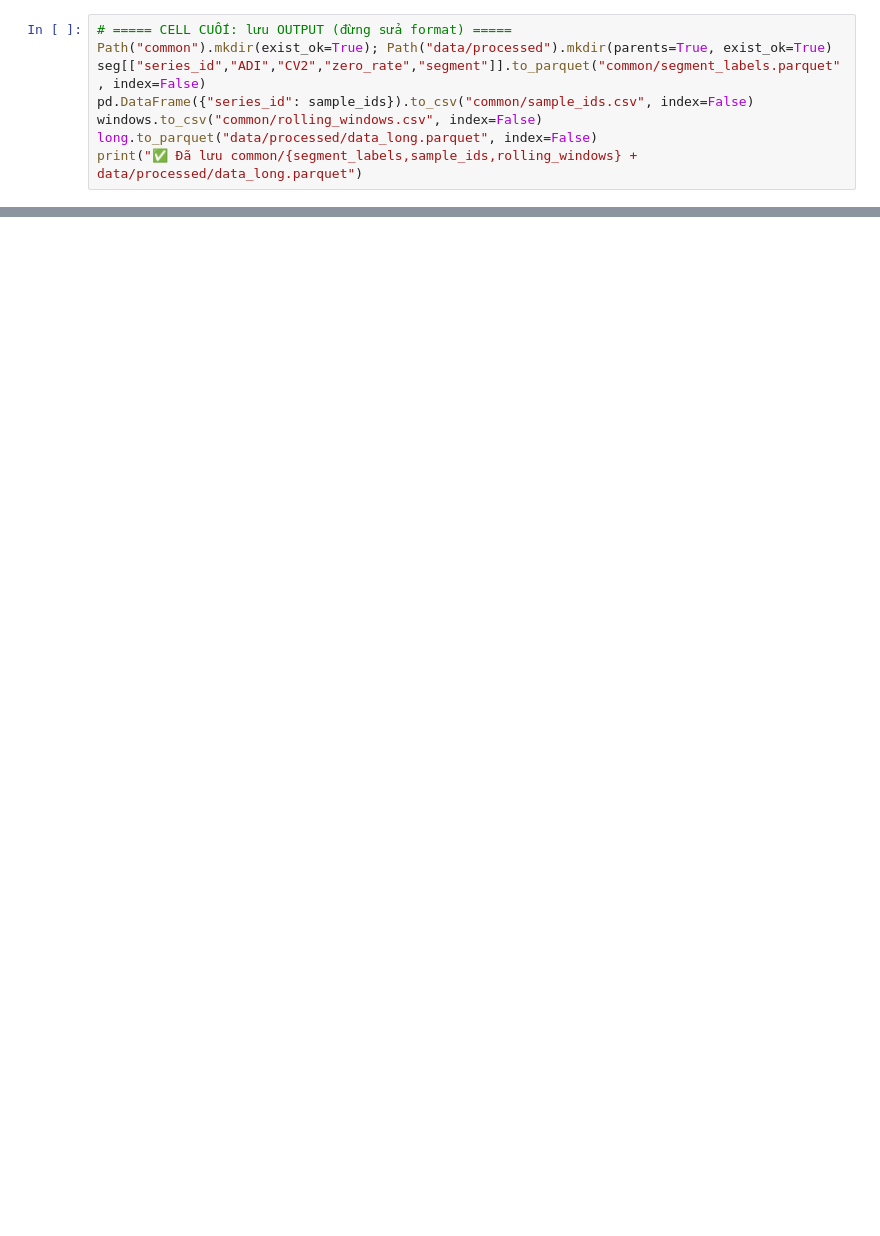
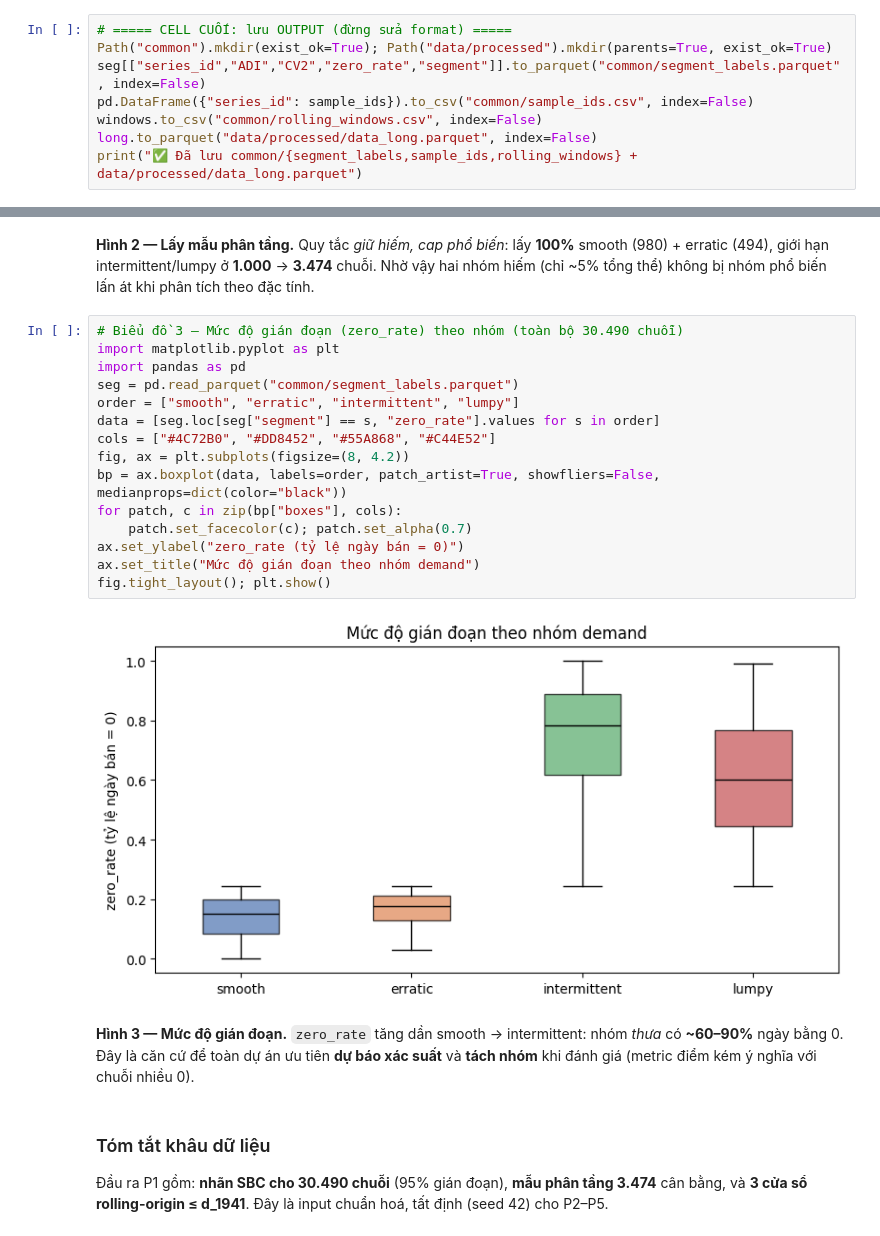
Before and after one commit to DuyKhanh162/m5-intermittent-forecasting, a Jupyter notebook: notebooks/P1.ipynb, the cells around one changed output, grey strips where cells are left out. Drawn from its saved outputs; the diff is of its cells as text; blank space fills up the shorter version.

```diff
--- a/notebooks/P1.ipynb
+++ b/notebooks/P1.ipynb
@@ -89,0 +152,24 @@ print("✅ Đã lưu common/{segment_labels,sample_ids,rolling_windows} + data/p
+# %% [markdown]
+**Hình 2 — Lấy mẫu phân tầng.** Quy tắc *giữ hiếm, cap phổ biến*: lấy **100%** smooth (980) + erratic (494), giới hạn intermittent/lumpy ở **1.000** → **3.474** chuỗi. Nhờ vậy hai nhóm hiếm (chỉ ~5% tổng thể) không bị nhóm phổ biến lấn át khi phân tích theo đặc tính.
+# %%
+# Biểu đồ 3 — Mức độ gián đoạn (zero_rate) theo nhóm (toàn bộ 30.490 chuỗi)
+import matplotlib.pyplot as plt
+import pandas as pd
+seg = pd.read_parquet("common/segment_labels.parquet")
+order = ["smooth", "erratic", "intermittent", "lumpy"]
+data = [seg.loc[seg["segment"] == s, "zero_rate"].values for s in order]
+cols = ["#4C72B0", "#DD8452", "#55A868", "#C44E52"]
+fig, ax = plt.subplots(figsize=(8, 4.2))
+bp = ax.boxplot(data, labels=order, patch_artist=True, showfliers=False, medianprops=dict(color="black"))
+for patch, c in zip(bp["boxes"], cols):
+    patch.set_facecolor(c); patch.set_alpha(0.7)
+ax.set_ylabel("zero_rate (tỷ lệ ngày bán = 0)")
+ax.set_title("Mức độ gián đoạn theo nhóm demand")
+fig.tight_layout(); plt.show()
+# %% [output]
+[figure, added]
+# %% [markdown]
+**Hình 3 — Mức độ gián đoạn.** `zero_rate` tăng dần smooth → intermittent: nhóm *thưa* có **~60–90%** ngày bằng 0. Đây là căn cứ để toàn dự án ưu tiên **dự báo xác suất** và **tách nhóm** khi đánh giá (metric điểm kém ý nghĩa với chuỗi nhiều 0).
+# %% [markdown]
+### Tóm tắt khâu dữ liệu
+Đầu ra P1 gồm: **nhãn SBC cho 30.490 chuỗi** (95% gián đoạn), **mẫu phân tầng 3.474** cân bằng, và **3 cửa sổ rolling-origin ≤ d_1941**. Đây là input chuẩn hoá, tất định (seed 42) cho P2–P5.
```
Also changed, not shown: parts of 9 cells of this notebook, 1 other file.
